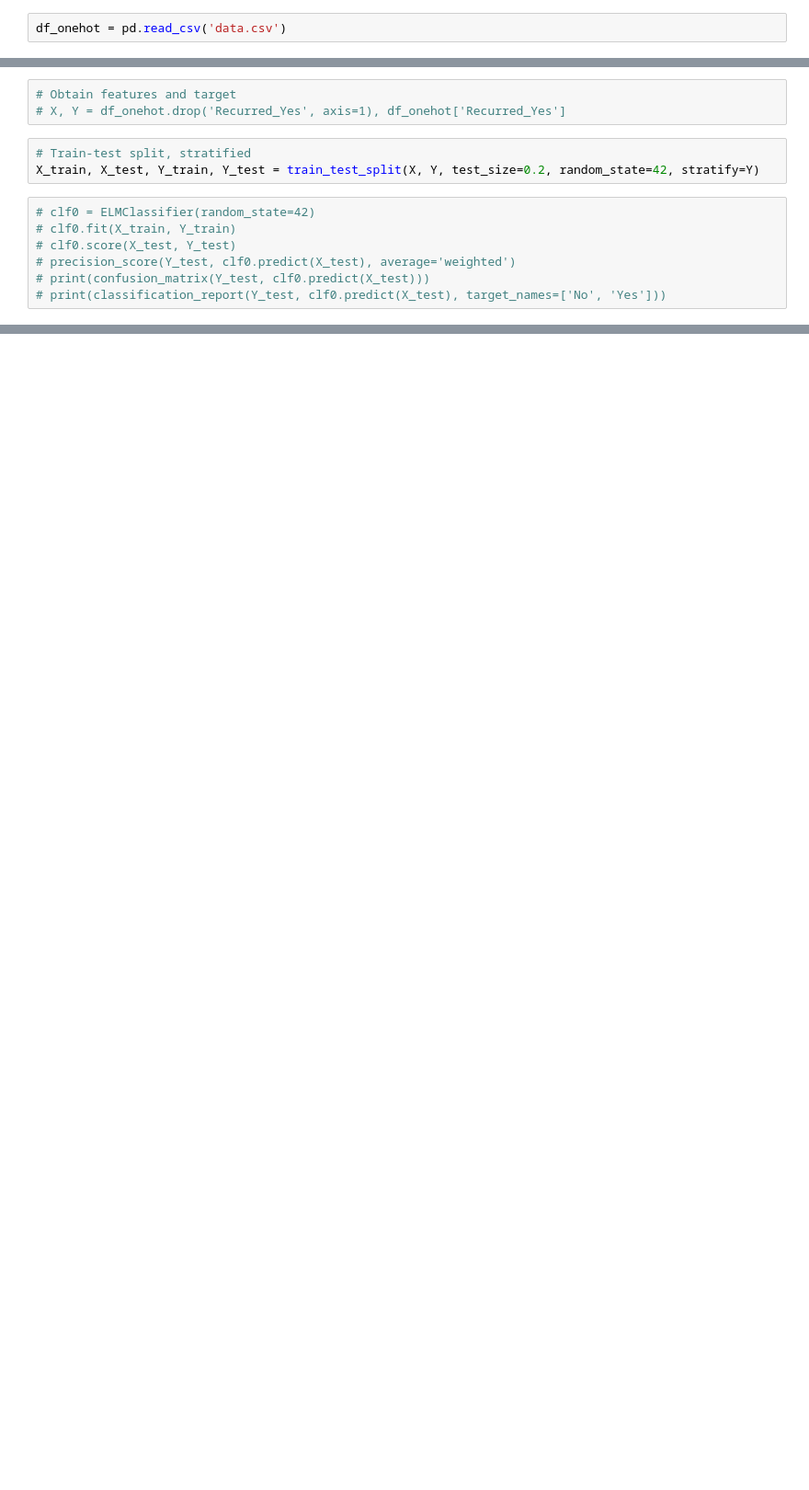
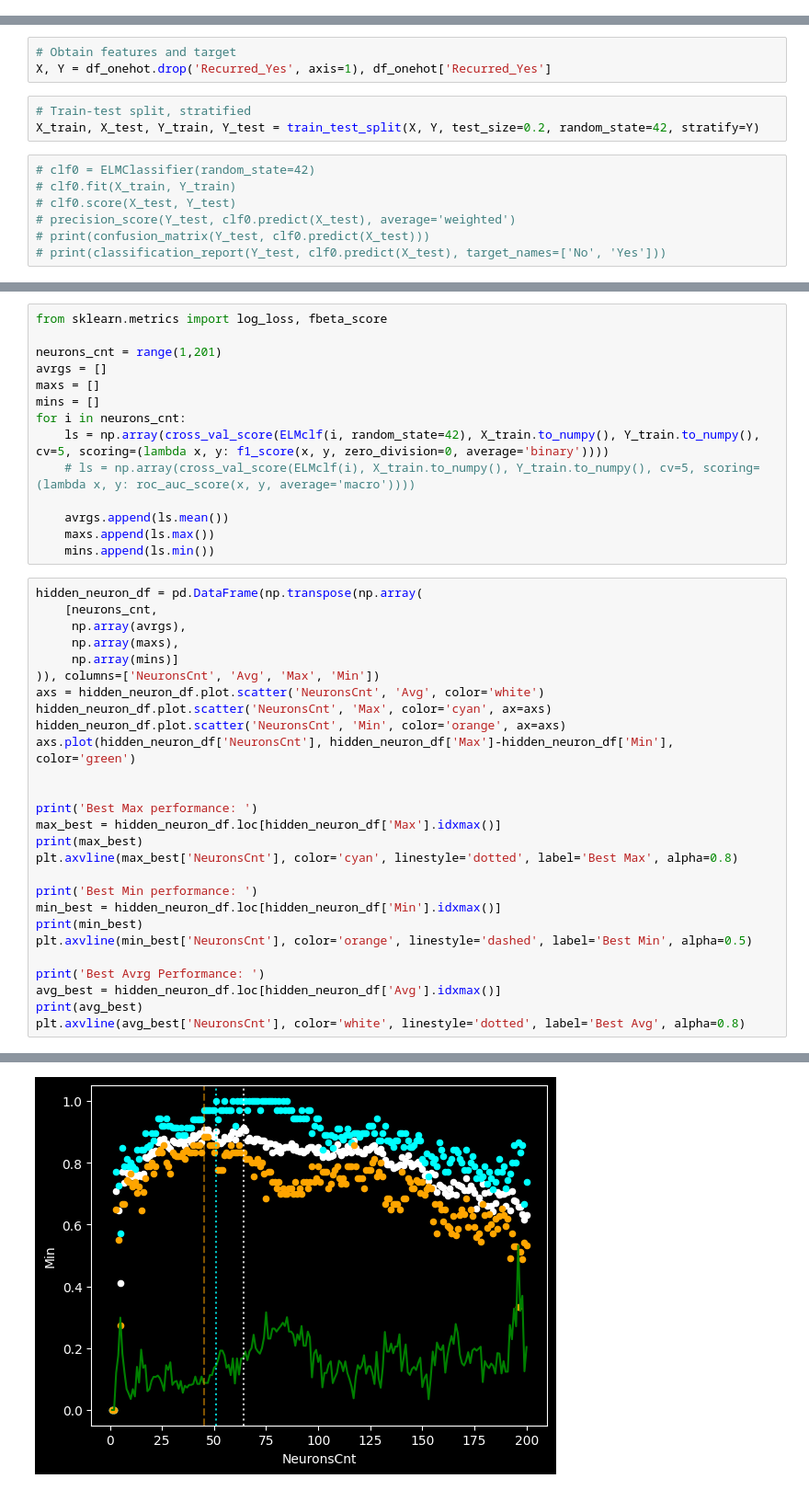
Before and after one commit to QY-Ver0/ELM-for-thyroid, a Jupyter notebook: ELM_main.ipynb, the cells around one changed output, grey strips where cells are left out. Shown at 92% size. Drawn from its saved outputs; the diff is of its cells as text; blank space fills up the shorter version.

```diff
--- a/ELM_main.ipynb
+++ b/ELM_main.ipynb
@@ -56,5 +56,3 @@ df_onehot
 | 381 | 0.686567 | 1 | 1 | 1 | 1 | 1 | ... |
 | 382 | 0.776119 | 1 | 1 | 0 | 0 | 0 | ... |
 383 rows × 36 columns
-# %%
-df_onehot = pd.read_csv('data.csv')
@@ -65,6 +59,6 @@ Path to dataset files: C:\Users\qyl1g22\.cache\kagglehub\datasets\abhishekgodara
 # %%
 # Obtain features and target
-# X, Y = df_onehot.drop('Recurred_Yes', axis=1), df_onehot['Recurred_Yes']
+X, Y = df_onehot.drop('Recurred_Yes', axis=1), df_onehot['Recurred_Yes']
 # %%
 # Train-test split, stratified
 X_train, X_test, Y_train, Y_test = train_test_split(X, Y, test_size=0.2, random_state=42, stratify=Y)
@@ -94,0 +152,42 @@ np.float64(0.948051948051948)
+# %%
+from sklearn.metrics import log_loss, fbeta_score
+
+neurons_cnt = range(1,201)
+avrgs = []
+maxs = []
+mins = []
+for i in neurons_cnt:
+    ls = np.array(cross_val_score(ELMclf(i, random_state=42), X_train.to_numpy(), Y_train.to_numpy(), cv=5, scoring=(lambda x, y: f1_score(x, y, zero_division=0, average='binary'))))
+    # ls = np.array(cross_val_score(ELMclf(i), X_train.to_numpy(), Y_train.to_numpy(), cv=5, scoring=(lambda x, y: roc_auc_score(x, y, average='macro'))))
+
+    avrgs.append(ls.mean())
+    maxs.append(ls.max())
+    mins.append(ls.min())
+# %%
+hidden_neuron_df = pd.DataFrame(np.transpose(np.array(
+    [neurons_cnt,
+     np.array(avrgs),
+     np.array(maxs),
+     np.array(mins)]
+)), columns=['NeuronsCnt', 'Avg', 'Max', 'Min'])
+axs = hidden_neuron_df.plot.scatter('NeuronsCnt', 'Avg', color='white')
+hidden_neuron_df.plot.scatter('NeuronsCnt', 'Max', color='cyan', ax=axs)
+hidden_neuron_df.plot.scatter('NeuronsCnt', 'Min', color='orange', ax=axs)
+axs.plot(hidden_neuron_df['NeuronsCnt'], hidden_neuron_df['Max']-hidden_neuron_df['Min'], color='green')
+
+
+print('Best Max performance: ')
+max_best = hidden_neuron_df.loc[hidden_neuron_df['Max'].idxmax()]
+print(max_best)
+plt.axvline(max_best['NeuronsCnt'], color='cyan', linestyle='dotted', label='Best Max', alpha=0.8)
+
+print('Best Min performance: ')
+min_best = hidden_neuron_df.loc[hidden_neuron_df['Min'].idxmax()]
+print(min_best)
+plt.axvline(min_best['NeuronsCnt'], color='orange', linestyle='dashed', label='Best Min', alpha=0.5)
+
+print('Best Avrg Performance: ')
+avg_best = hidden_neuron_df.loc[hidden_neuron_df['Avg'].idxmax()]
+print(avg_best)
+plt.axvline(avg_best['NeuronsCnt'], color='white', linestyle='dotted', label='Best Avg', alpha=0.8)
+# %% [output]
@@ -94,0 +213 @@ np.float64(0.948051948051948)
+[figure, added]
```
Also changed, not shown: parts of 11 cells of this notebook, 1 other file.
